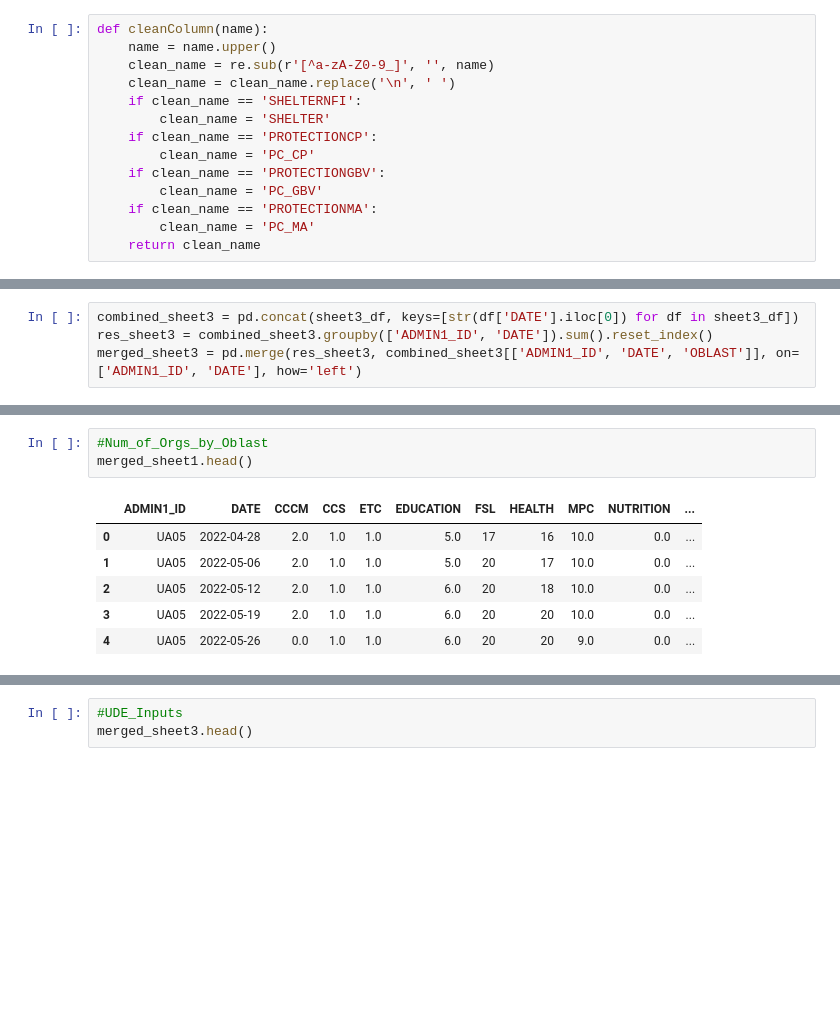
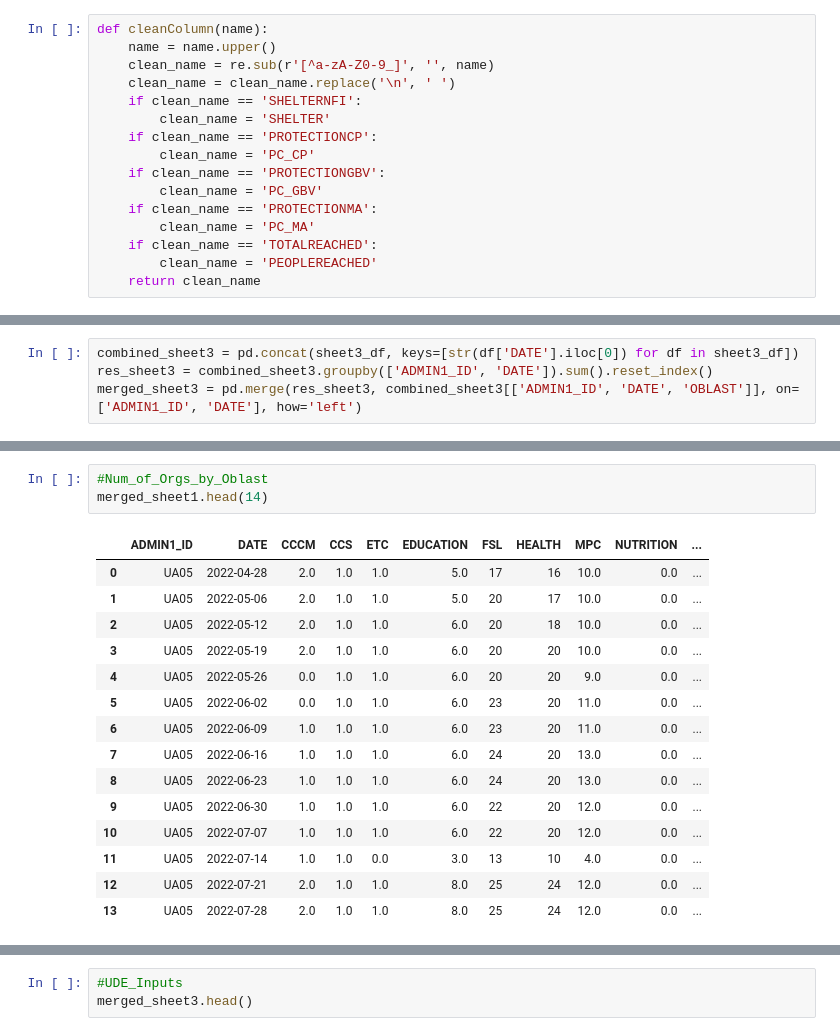
Before and after one commit to reo113/GuideHouse_Project, a Jupyter notebook: guidehouse.ipynb, the cells around one changed output, grey strips where cells are left out. Drawn from its saved outputs; the diff is of its cells as text; blank space fills up the shorter version.

Commit message:
added People reached column to merged_sheet1

```diff
--- a/guidehouse.ipynb
+++ b/guidehouse.ipynb
@@ -23,6 +23,8 @@ def cleanColumn(name):
         clean_name = 'PC_GBV'
     if clean_name == 'PROTECTIONMA':
         clean_name = 'PC_MA'
+    if clean_name == 'TOTALREACHED':
+        clean_name = 'PEOPLEREACHED'
     return clean_name
 # %%
 #using csv and xlsx
@@ -64,10 +74,19 @@ merged_sheet3 = pd.merge(res_sheet3, combined_sheet3[['ADMIN1_ID', 'DATE', 'OBLA
 # %%
 #Num_of_Orgs_by_Oblast
-merged_sheet1.head()
+merged_sheet1.head(14)
 # %% [output]
 |  | ADMIN1_ID | DATE | CCCM | CCS | ETC | EDUCATION | FSL | HEALTH | MPC | NUTRITION | ... |
 | 0 | UA05 | 2022-04-28 | 2.0 | 1.0 | 1.0 | 5.0 | 17 | 16 | 10.0 | 0.0 | ... |
 | 1 | UA05 | 2022-05-06 | 2.0 | 1.0 | 1.0 | 5.0 | 20 | 17 | 10.0 | 0.0 | ... |
 | 2 | UA05 | 2022-05-12 | 2.0 | 1.0 | 1.0 | 6.0 | 20 | 18 | 10.0 | 0.0 | ... |
 | 3 | UA05 | 2022-05-19 | 2.0 | 1.0 | 1.0 | 6.0 | 20 | 20 | 10.0 | 0.0 | ... |
 | 4 | UA05 | 2022-05-26 | 0.0 | 1.0 | 1.0 | 6.0 | 20 | 20 | 9.0 | 0.0 | ... |
+| 5 | UA05 | 2022-06-02 | 0.0 | 1.0 | 1.0 | 6.0 | 23 | 20 | 11.0 | 0.0 | ... |
+| 6 | UA05 | 2022-06-09 | 1.0 | 1.0 | 1.0 | 6.0 | 23 | 20 | 11.0 | 0.0 | ... |
+| 7 | UA05 | 2022-06-16 | 1.0 | 1.0 | 1.0 | 6.0 | 24 | 20 | 13.0 | 0.0 | ... |
+| 8 | UA05 | 2022-06-23 | 1.0 | 1.0 | 1.0 | 6.0 | 24 | 20 | 13.0 | 0.0 | ... |
+| 9 | UA05 | 2022-06-30 | 1.0 | 1.0 | 1.0 | 6.0 | 22 | 20 | 12.0 | 0.0 | ... |
+| 10 | UA05 | 2022-07-07 | 1.0 | 1.0 | 1.0 | 6.0 | 22 | 20 | 12.0 | 0.0 | ... |
+| 11 | UA05 | 2022-07-14 | 1.0 | 1.0 | 0.0 | 3.0 | 13 | 10 | 4.0 | 0.0 | ... |
+| 12 | UA05 | 2022-07-21 | 2.0 | 1.0 | 1.0 | 8.0 | 25 | 24 | 12.0 | 0.0 | ... |
+| 13 | UA05 | 2022-07-28 | 2.0 | 1.0 | 1.0 | 8.0 | 25 | 24 | 12.0 | 0.0 | ... |
```
Also changed, not shown: parts of 9 cells of this notebook.
